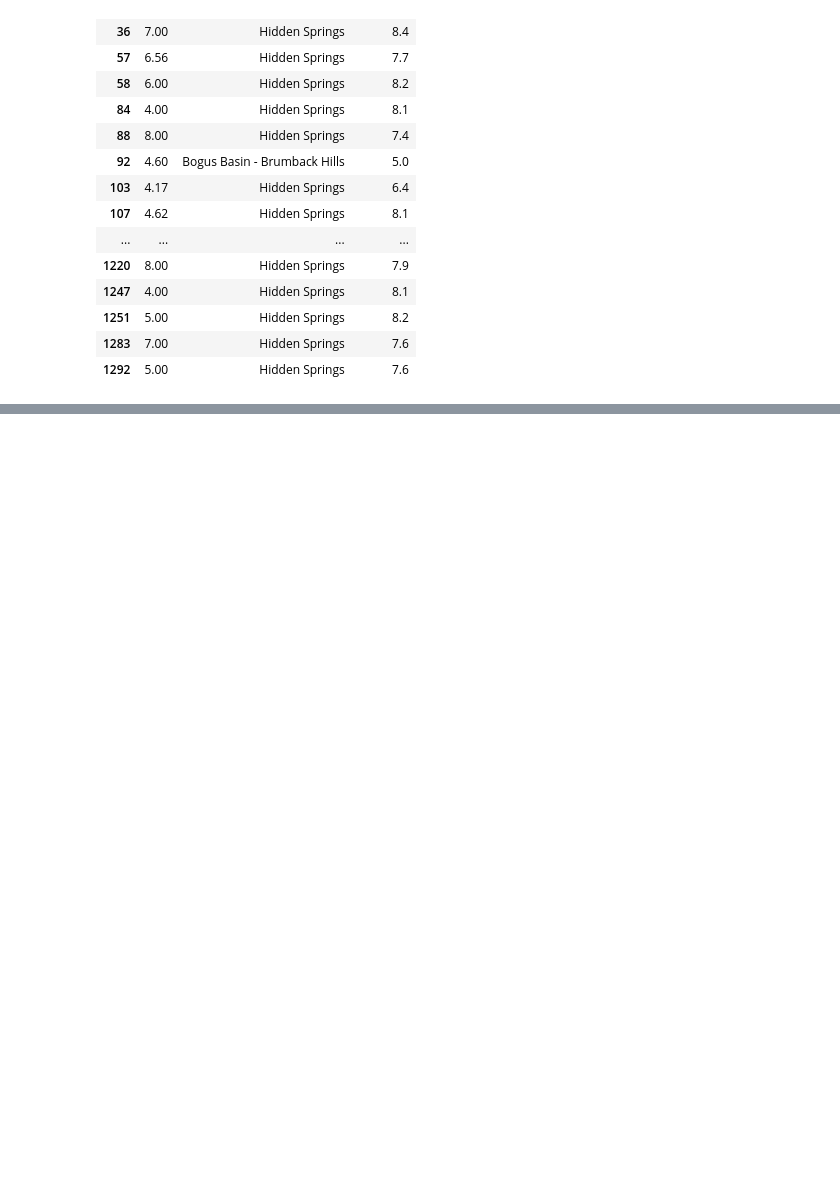
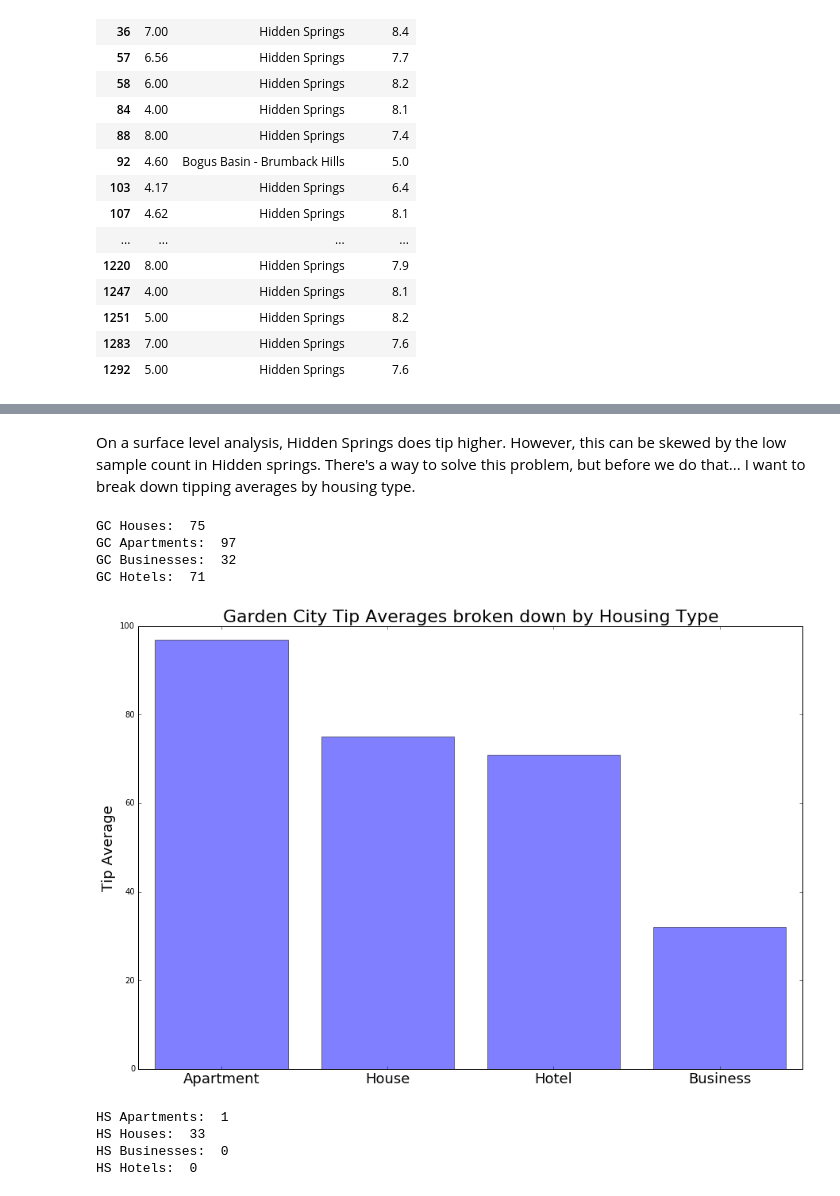
Before and after one commit to angelddaz/pizza_delivery, a Jupyter notebook: 001_pizza_jupyter_notebook.ipynb, the cells around one changed output, grey strips where cells are left out. Cells and saved outputs as stored; diff of their text form; code cells hidden in the pictures; blank space fills up the shorter version.

```diff
--- a/001_pizza_jupyter_notebook.ipynb
+++ b/001_pizza_jupyter_notebook.ipynb
@@ -88,0 +133,68 @@ far
+# %% [markdown]
+On a surface level analysis, Hidden Springs does tip higher. However, this can be skewed by the low sample count in Hidden springs. There's a way to solve this problem, but before we do that... I want to break down tipping averages by housing type.
+# %%
+#Apartments, due to a lack of foresight, includes trailers.
+
+gcDels = data.loc[data['Area(text)']=='Garden City'][['Tip', 'Housing']]
+apt = 0
+house = 0
+business = 0
+hotel = 0
+for h in gcDels['Housing']:
+    if h == 'Apartment':
+        apt = apt + 1
+    elif h == 'House':
+        house = house + 1
+    elif h == 'Hotel':
+        hotel = house + 1
+    elif h == 'Business':
+        business = business + 1
+
+print "GC Houses: ",house
+print "GC Apartments: ",apt
+print "GC Businesses: ",business
+print "GC Hotels: ",hotel
+
+#building a bar chart
+objects = ('Apartment', 'House', 'Hotel', 'Business')
+y_pos = np.arange(len(objects))
+xvals = [apt, house, hotel, business]
+
+pl.bar(y_pos, xvals, align='center', alpha=0.5)
+pl.xticks(y_pos, objects, fontsize=18)
+pl.ylabel('Tip Average', fontsize=18)
+pl.title('Garden City Tip Averages broken down by Housing Type', fontsize=22)
+pl.rcParams['figure.figsize'] = (15, 10)
+# %% [output]
+GC Houses:  75
+GC Apartments:  97
+GC Businesses:  32
+GC Hotels:  71
+[figure, added]
+# %%
+#Now for a breakdown of housing types of the Hidden Springs neighborhood.
+hsDels = data.loc[data['Area(text)']=='Hidden Springs'][['Tip', 'Housing']]
+
+apt = 0
+house = 0
+business = 0
+hotel = 0
+for h in hsDels['Housing']:
+    if h == 'Apartment':
+        apt = apt + 1
+    if h == 'House':
+        house = house + 1
+    if h == 'Hotel':
+        hotel = house + 1
+    if h == 'Business':
+        business = business + 1
+
+print "HS Apartments: ",apt
+print "HS Houses: ",house
+print "HS Businesses: ",business
+print "HS Hotels: ",hotel
+# %% [output]
+HS Apartments:  1
+HS Houses:  33
+HS Businesses:  0
+HS Hotels:  0
```
Also changed, not shown: parts of 24 cells of this notebook.
